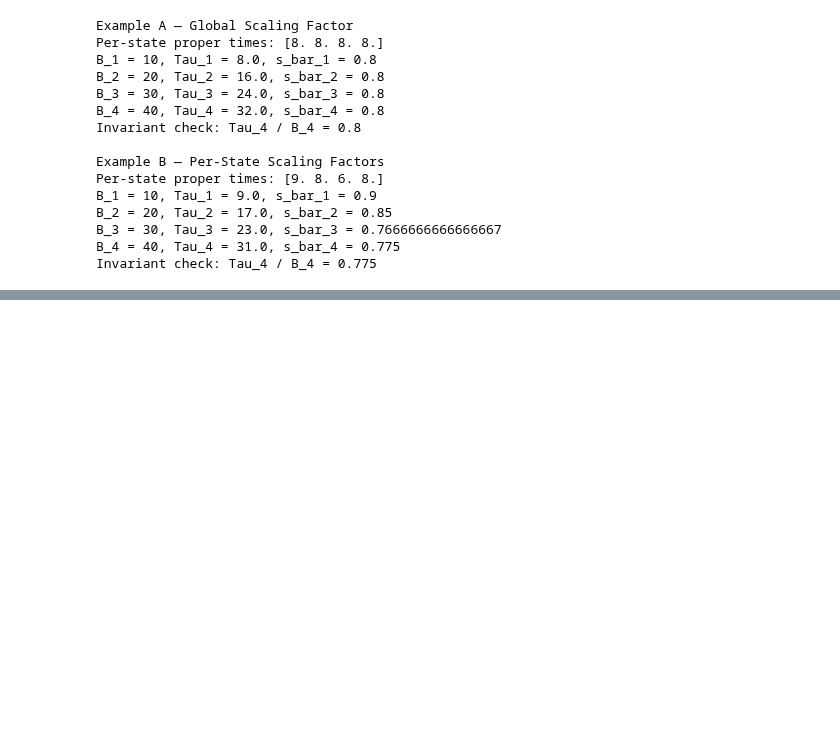
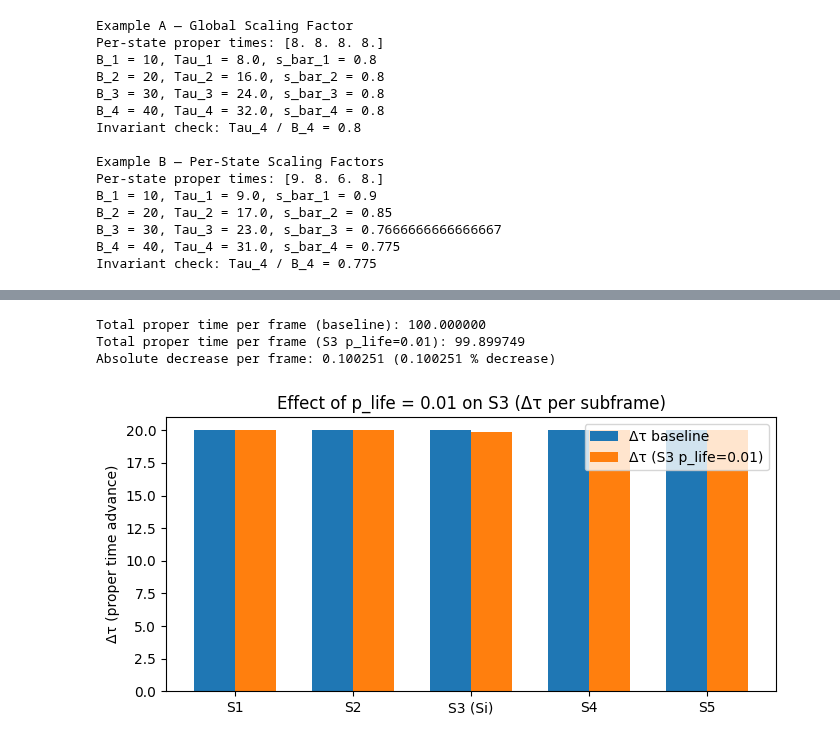
Before and after one commit to hbibani/bib-theory-of-relativity, a Jupyter notebook: final-completion-of relativity.ipynb, the cells around one changed output, grey strips where cells are left out. Saved outputs shown, nothing was run; the diff lists cells and outputs as text; code cells hidden in the pictures; blank space fills up the shorter version.

```diff
--- a/final-completion-of relativity.ipynb
+++ b/final-completion-of relativity.ipynb
@@ -413,0 +483,59 @@ Invariant check: Tau_4 / B_4 = 0.775
+# %%
+import numpy as np
+import pandas as pd
+import matplotlib.pyplot as plt
+
+# === Frame setup ===
+subframes = ['S1','S2','S3 (Si)','S4','S5']
+B = 100.0
+b = np.array([20.0]*5)  # equal bib allocation per subframe
+
+# Baseline (all at s=1)
+s_baseline = np.array([1.0]*5)
+delta_tau_baseline = s_baseline * b
+Tau_baseline = delta_tau_baseline.sum()
+
+# Case: S3 has p_life = 0.01
+p_life = 0.01
+s_s3 = np.sqrt(max(0.0, 1.0 - p_life))
+s_case = s_baseline.copy()
+s_case[2] = s_s3
+delta_tau_case = s_case * b
+Tau_case = delta_tau_case.sum()
+
+# === Results ===
+df = pd.DataFrame({
+    "Subframe": subframes,
+    "b (bibs)": b,
+    "s (baseline)": s_baseline,
+    "Δτ (baseline)": delta_tau_baseline,
+    "s (p_life=0.01 on S3)": s_case,
+    "Δτ (case)": delta_tau_case
+})
+
+# display_dataframe_to_user("Simple example: S3 with p_life = 0.01", df)
+
+diff = Tau_baseline - Tau_case
+pct_drop = diff / Tau_baseline * 100.0
+
+print(f"Total proper time per frame (baseline): {Tau_baseline:.6f}")
+print(f"Total proper time per frame (S3 p_life=0.01): {Tau_case:.6f}")
+print(f"Absolute decrease per frame: {diff:.6f} ({pct_drop:.6f} % decrease)")
+
+# === Visualization ===
+indices = np.arange(len(subframes))
+width = 0.35
+plt.figure(figsize=(7,3.5))
+plt.bar(indices - width/2, delta_tau_baseline, width, label='Δτ baseline')
+plt.bar(indices + width/2, delta_tau_case, width, label='Δτ (S3 p_life=0.01)')
+plt.xticks(indices, subframes)
+plt.ylabel('Δτ (proper time advance)')
+plt.title('Effect of p_life = 0.01 on S3 (Δτ per subframe)')
+plt.legend()
+plt.tight_layout()
+plt.show()
+# %% [output]
+Total proper time per frame (baseline): 100.000000
+Total proper time per frame (S3 p_life=0.01): 99.899749
+Absolute decrease per frame: 0.100251 (0.100251 % decrease)
+[figure, added]
```
Also changed, not shown: parts of 5 cells of this notebook.
